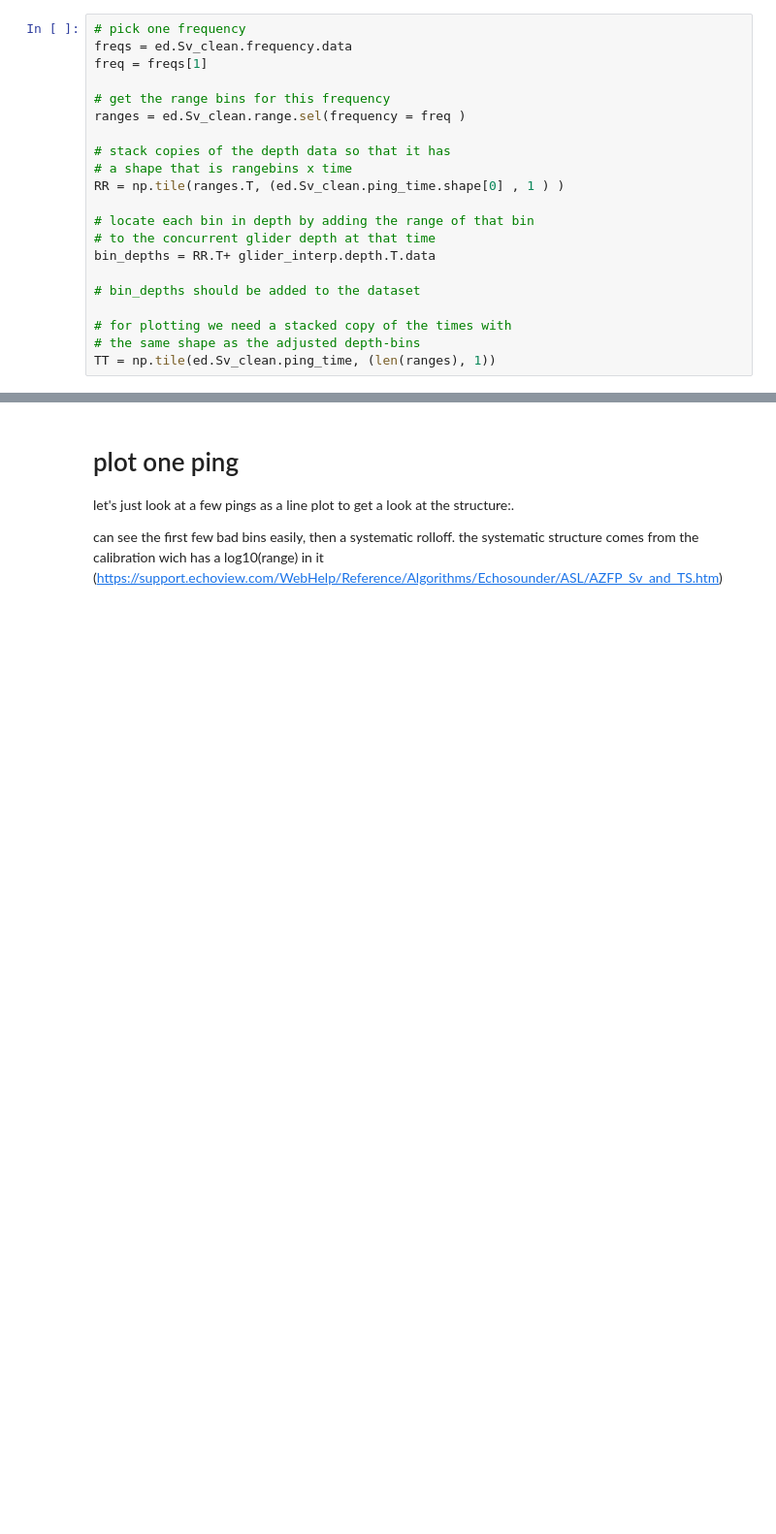
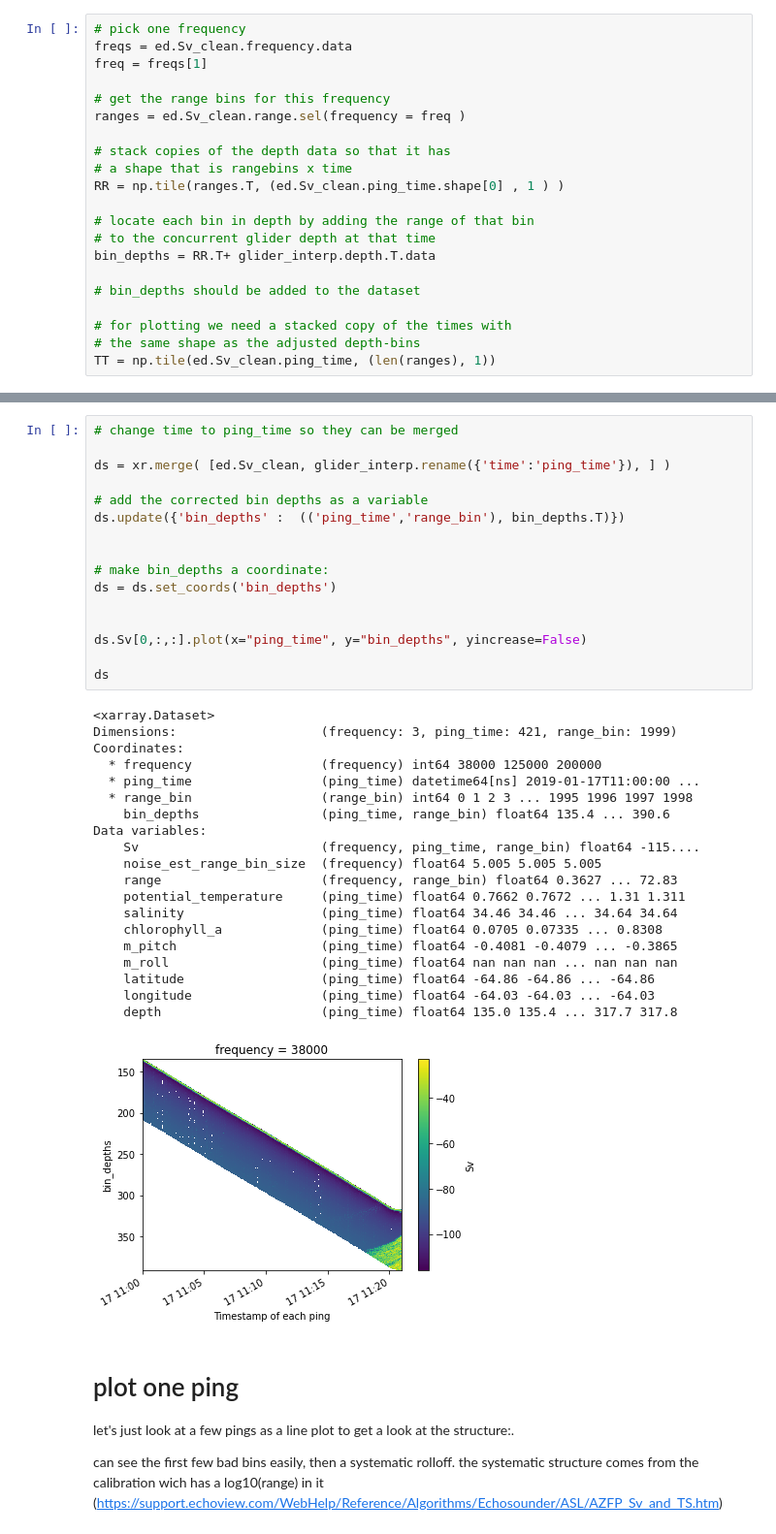
Before and after one commit to nlbeaird/glider_acoustics, a Jupyter notebook: glider_azfp_data_integration.ipynb, the cells around one changed output, grey strips where cells are left out. Shown: that part at 97% size. Saved outputs shown, nothing was run; the diff lists cells and outputs as text; blank space fills up the shorter version.

```diff
--- a/glider_azfp_data_integration.ipynb
+++ b/glider_azfp_data_integration.ipynb
@@ -327,3 +324,40 @@ plt.colorbar()
+# %%
+# change time to ping_time so they can be merged
+
+ds = xr.merge( [ed.Sv_clean, glider_interp.rename({'time':'ping_time'}), ] )
+
+# add the corrected bin depths as a variable
+ds.update({'bin_depths' :  (('ping_time','range_bin'), bin_depths.T)})
+
+
+# make bin_depths a coordinate:
+ds = ds.set_coords('bin_depths')
+
+
+ds.Sv[0,:,:].plot(x="ping_time", y="bin_depths", yincrease=False)
+
+ds
+# %% [output]
+<xarray.Dataset>
+Dimensions:                   (frequency: 3, ping_time: 421, range_bin: 1999)
+Coordinates:
+  * frequency                 (frequency) int64 38000 125000 200000
+  * ping_time                 (ping_time) datetime64[ns] 2019-01-17T11:00:00 ...
+  * range_bin                 (range_bin) int64 0 1 2 3 ... 1995 1996 1997 1998
+    bin_depths                (ping_time, range_bin) float64 135.4 ... 390.6
+Data variables:
+    Sv                        (frequency, ping_time, range_bin) float64 -115....
+    noise_est_range_bin_size  (frequency) float64 5.005 5.005 5.005
+    range                     (frequency, range_bin) float64 0.3627 ... 72.83
+    potential_temperature     (ping_time) float64 0.7662 0.7672 ... 1.31 1.311
+    salinity                  (ping_time) float64 34.46 34.46 ... 34.64 34.64
+    chlorophyll_a             (ping_time) float64 0.0705 0.07335 ... 0.8308
+    m_pitch                   (ping_time) float64 -0.4081 -0.4079 ... -0.3865
+    m_roll                    (ping_time) float64 nan nan nan ... nan nan nan
+    latitude                  (ping_time) float64 -64.86 -64.86 ... -64.86
+    longitude                 (ping_time) float64 -64.03 -64.03 ... -64.03
+    depth                     (ping_time) float64 135.0 135.4 ... 317.7 317.8
+[figure, added]
 # %% [markdown]
 # plot one ping
 
```
Also changed, not shown: parts of 12 cells of this notebook.
